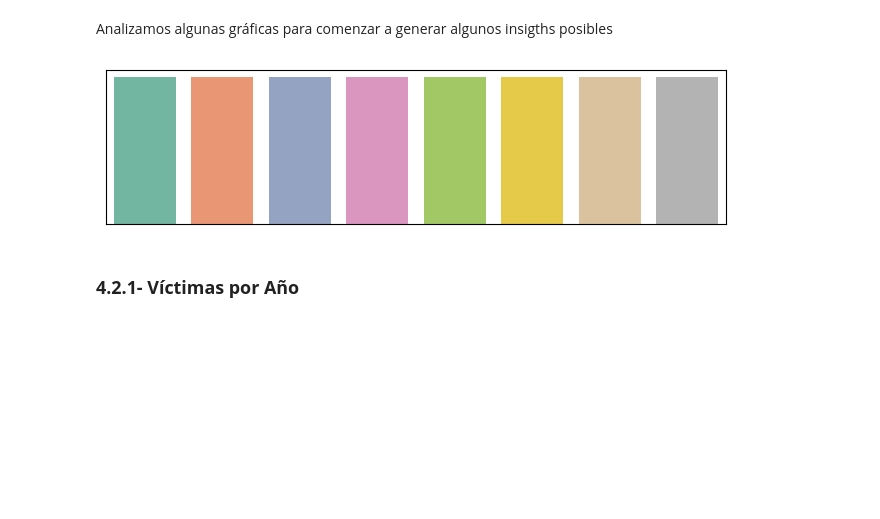
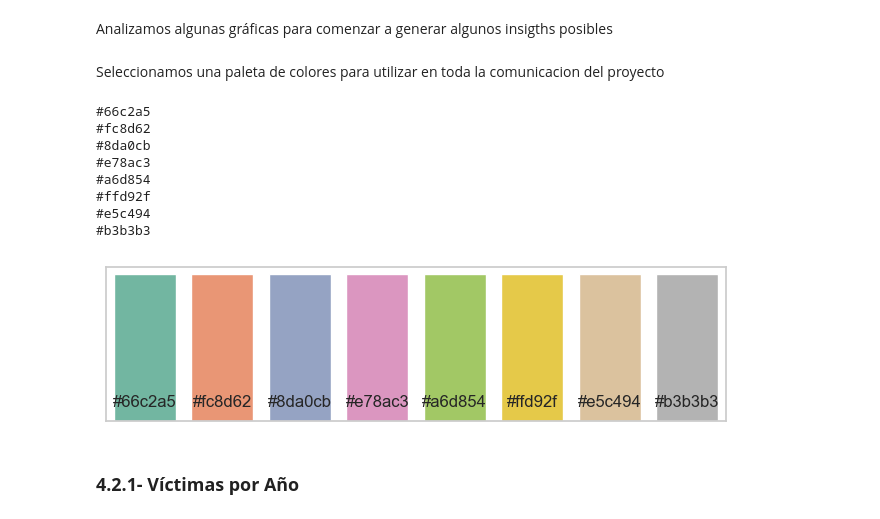
Before and after one commit to CarliMadoery/PI_Analytics, a Jupyter notebook: EDA.ipynb, the cells around one changed output. Cells and saved outputs as stored; diff of their text form; code cells hidden in the pictures; blank space fills up the shorter version.

```diff
--- a/EDA.ipynb
+++ b/EDA.ipynb
@@ -1086,27 +1086,46 @@ Tenemos 717 víctimas. Se observa que la gran mayoría de los siniestros tuvo co
 ## **4.2- Visualizaciones Gráficas**
 # %% [markdown]
 Analizamos algunas gráficas para comenzar a generar algunos insigths posibles
+# %% [markdown]
+Seleccionamos una paleta de colores para utilizar en toda la comunicacion del proyecto
 # %%
 import seaborn as sns
 import matplotlib.pyplot as plt
+import matplotlib.colors as mcolors
 
 # Definir la paleta de colores 'Set2'
 colores = sns.color_palette('Set2')
 
 # Crear una figura con ejes vacíos
 fig, ax = plt.subplots(figsize=(8, 2))
 
 # Dibujar una barra de colores para mostrar los colores de la paleta
 sns.barplot(x=list(range(len(colores))), y=[1] * len(colores), palette=colores, ax=ax)
 
 # Configurar los ejes
 ax.set_xticks([])  # Ocultar etiquetas en el eje x
 ax.set_yticks([])  # Ocultar etiquetas en el eje y
 
-# Mostrar la paleta de colores
+# Obtener los códigos hexadecimales de los colores
+codigos_hex = [mcolors.to_hex(color) for color in colores]
+
+# Agregar los códigos hexadecimales junto a las barras de colores
+for i, codigo in enumerate(codigos_hex):
+    ax.annotate(codigo, (i, 0), textcoords="offset points", xytext=(0, 10), ha='center')
+    print(codigo)
+
+# Mostrar la paleta de colores con códigos hexadecimales
 plt.show()
 # %% [output]
+#66c2a5
+#fc8d62
+#8da0cb
+#e78ac3
+#a6d854
+#ffd92f
+#e5c494
+#b3b3b3
-[figure, old version]
+[figure, new version]
 # %%
 # Seleccionamos algunos colores
 color_verde = colores[0]
```
Also changed, not shown: 1 other file.
